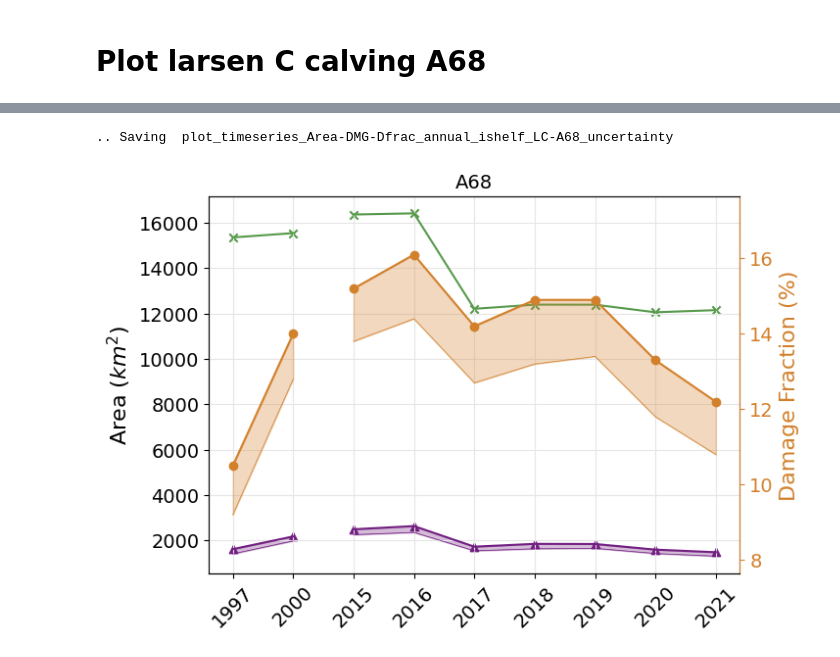
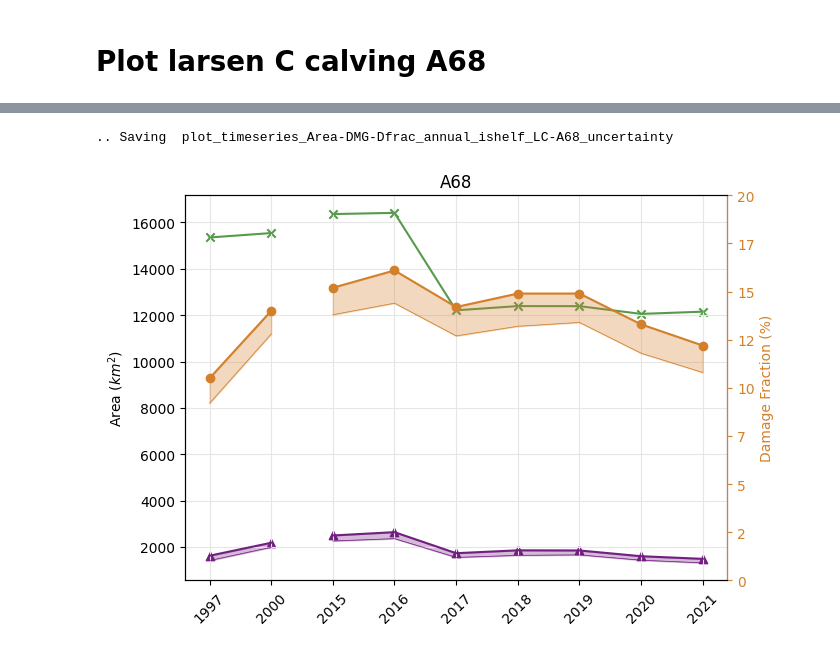
Before and after one commit to mizeboud/antarctic-damage-change, a Jupyter notebook: notebooks/plot_aggregate_dmg_iceshelves_timeseries.ipynb, the cells around one changed output, grey strips where cells are left out. Drawn from its saved outputs; the diff is of its cells as text; code cells hidden in the pictures.

```diff
--- a/notebooks/plot_aggregate_dmg_iceshelves_timeseries.ipynb
+++ b/notebooks/plot_aggregate_dmg_iceshelves_timeseries.ipynb
@@ -1110,38 +942,54 @@ df_nerd.head()
+# %%
+
+
+
+''' ---------
+### Load files
+------------ '''
+
+path2agg = os.path.join(homedir,'Data/NERD/DMG_aggregated/_larsenC-AOI/')
+years_list = [1997,2000, 2015, 2016,2017,2018,2019,2020,2021]
+df_LC = df_year_AIS = gpd.read_file(os.path.join(path2agg, 'aggregated_dmg_per_iceshelf_LC-A68-small_1000m.shp')) ## has geometry, but no column with easy accessible sector_ID
+
+df_LC_p05 = df_year_AIS = gpd.read_file(os.path.join(path2agg, 'aggregated_dmg_per_iceshelf_LC-A68-small_strict-bias_1000m.shp')) ## has geometry, but no column with easy accessible sector_ID
+
+px_res = 1000 ## used downsampled data
+
+df_LC_plot = data_prep(df_LC.copy(), df_LC_p05.copy(),px_res=1000)
 # %%
 # df_data
 # path2savefig =
 
 # path2savefig = os.path.join(homedir,'Data/NERD/plots_dev/')
 ''' -----------------
 ## SINGLE PLOT PER ICE SHELF
 ----------------- '''
-for i, ishelf in enumerate(['A68']):#,'Crosson','Shackleton','Drygalski','LarsenC','Filchner']):
-    data_plot = df_nerd.loc[df_nerd['NAME'] == ishelf]
+# for i, ishelf in enumerate(['A68']):#,'Crosson','Shackleton','Drygalski','LarsenC','Filchner']):
+#     data_plot = df_nerd.loc[df_nerd['NAME'] == ishelf]
+ishelf= 'A68'
+data_plot = df_LC_plot.copy()
 
-    fig, axs = plt.subplots(1, figsize=(7, 5), sharex=True )
-    ax = axs
-    ax, ax2 = plot_axes_area_dmg_dfrac(ax, data_plot,
-                        # yvar_left1=('#DMG', 'Damage area (px)'),
-                        # yvar_left2=('Npx', 'Ice shelf area(px)'),
-                        yvar_left1=('DMG(km2)', 'Damaged area (km2)'),
-                        yvar_left2=('Area(km2)', 'Ice shelf area (km2)'),
-                        yvar_right=('Dfrac', 'Dfrac(%)'),
-                        yscale_log=False,
-                        ax_title = ishelf,
-                        )
-    # Remove the legend
-    ax.legend().set_visible(False)
 
-    # if ishelf in ['LarsenC', 'Shackleton','Filchner']:
-    #     ax2.set_ylim([0,50]) # larsen, shackleton
-    # else:
-    #     ax2.set_ylim([40,100]) # others
+fig, axs = plt.subplots(1, figsize=(7, 5), sharex=True )
+ax = axs
+ax, ax2 = plot_axes_area_dmg_dfrac(ax, data_plot,
+                    # yvar_left1=('#DMG', 'Damage area (px)'),
+                    # yvar_left2=('Npx', 'Ice shelf area(px)'),
+                    yvar_left1=('DMG(km2)', 'Damaged area (km2)'),
+                    yvar_left2=('Area(km2)', 'Ice shelf area (km2)'),
+                    yvar_right=('Dfrac', 'Dfrac(%)'),
+                    yscale_log=False,
+                    ax_title = ishelf,
+                    )
+# Remove the legend
+ax.legend().set_visible(False)
+ax2.set_ylim([0,20]) # larsen, shackleton
 
-    # # ### SAVE FIGURE
-    # fname = f'plot_timeseries_Area-DMG-Dfrac_annual_ishelf_LC-A68_uncertainty'
-    # print('.. Saving ', fname)
-    # fig.savefig(os.path.join(path2savefig,'bar_plots',fname +'.png'), bbox_inches='tight')
-    # fig.savefig(os.path.join(path2savefig,'bar_plots',fname +'.pdf'), bbox_inches='tight')
+yint = []
+locs = ax2.get_yticks()
+for each in locs:
+    yint.append(int(each))
+ax2.set_yticklabels(yint)
 # %% [output]
 .. Saving  plot_timeseries_Area-DMG-Dfrac_annual_ishelf_LC-A68_uncertainty
-[figure, old version]
+[figure, new version]
```
Also changed, not shown: parts of 20 cells of this notebook.
